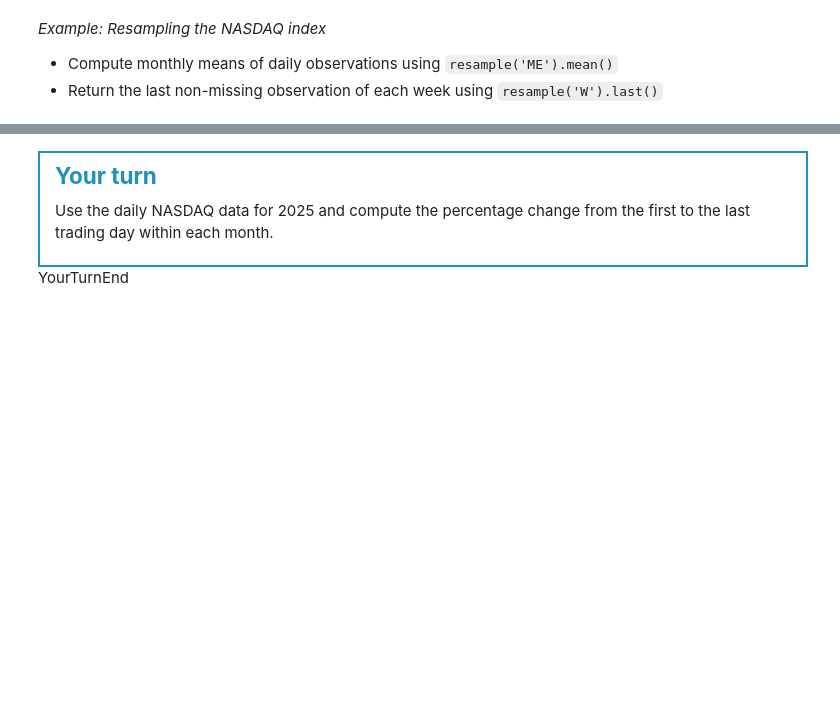
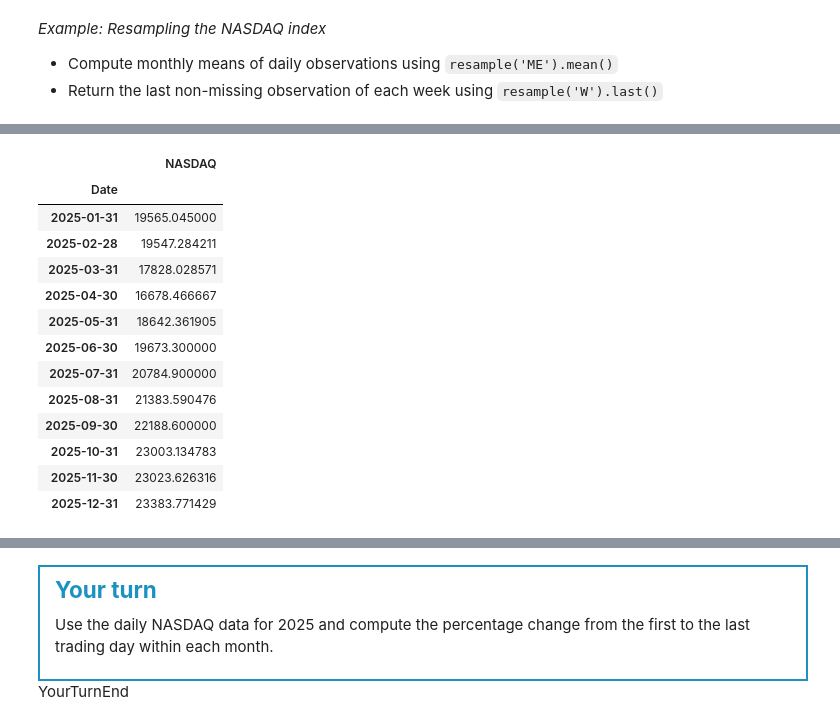
Before and after one commit to JKO-coder1/TECH2-H26, a Jupyter notebook: lectures/lecture4/lecture4-template_JK.ipynb, the cells around one changed output, grey strips where cells are left out. Cells and saved outputs as stored; diff of their text form; code cells hidden in the pictures; blank space fills up the shorter version.

```diff
--- a/lectures/lecture4/lecture4-template_JK.ipynb
+++ b/lectures/lecture4/lecture4-template_JK.ipynb
@@ -312,0 +568,17 @@ df = df.loc['2025']
+# %%
+df.resample('ME').mean()
+# %% [output]
+|  | NASDAQ |
+| Date |  |
+| 2025-01-31 | 19565.045000 |
+| 2025-02-28 | 19547.284211 |
+| 2025-03-31 | 17828.028571 |
+| 2025-04-30 | 16678.466667 |
+| 2025-05-31 | 18642.361905 |
+| 2025-06-30 | 19673.300000 |
+| 2025-07-31 | 20784.900000 |
+| 2025-08-31 | 21383.590476 |
+| 2025-09-30 | 22188.600000 |
+| 2025-10-31 | 23003.134783 |
+| 2025-11-30 | 23023.626316 |
+| 2025-12-31 | 23383.771429 |
```
Also changed, not shown: parts of 31 cells of this notebook.
